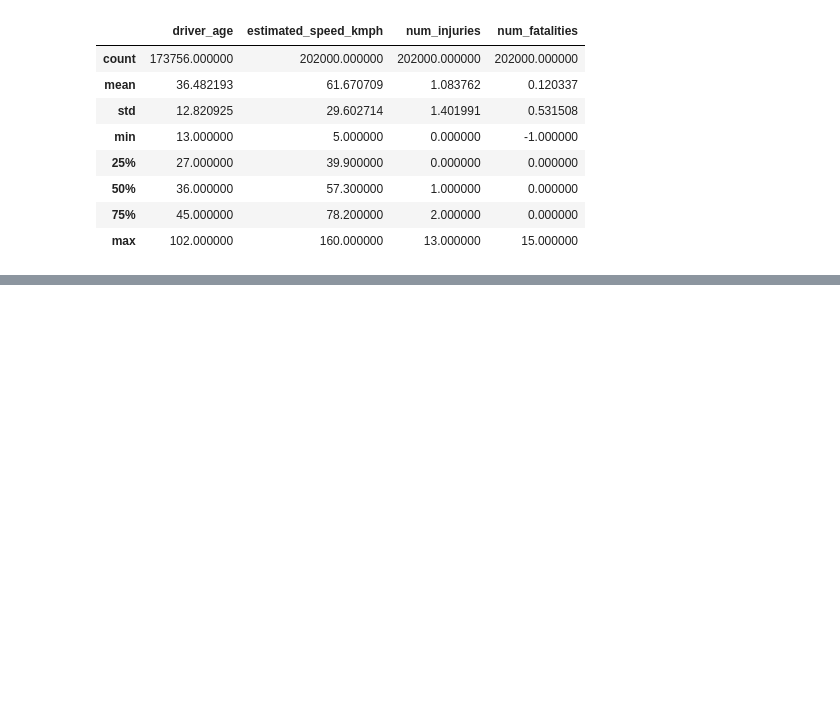
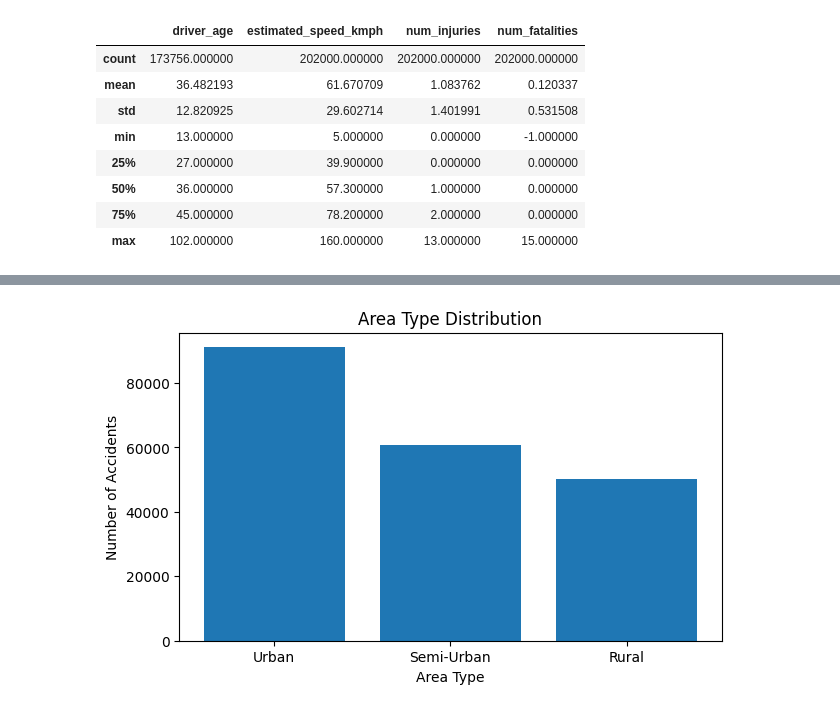
Before and after one commit to Kakul-07/Task-1, a Jupyter notebook: EDA.ipynb, the cells around one changed output, grey strips where cells are left out. Saved outputs shown, nothing was run; the diff lists cells and outputs as text; code cells hidden in the pictures; blank space fills up the shorter version.

```diff
--- a/EDA.ipynb
+++ b/EDA.ipynb
@@ -295,0 +296,9 @@ df[["driver_age","estimated_speed_kmph","num_injuries","num_fatalities"]].descri
+# %%
+plt.figure(figsize=(7,4))
+plt.bar(df["area_type"].value_counts().index, df["area_type"].value_counts().values)
+plt.title("Area Type Distribution")
+plt.xlabel("Area Type")
+plt.ylabel("Number of Accidents")
+plt.show()
+# %% [output]
+[figure, added]
```
Also changed, not shown: parts of 27 cells of this notebook.
